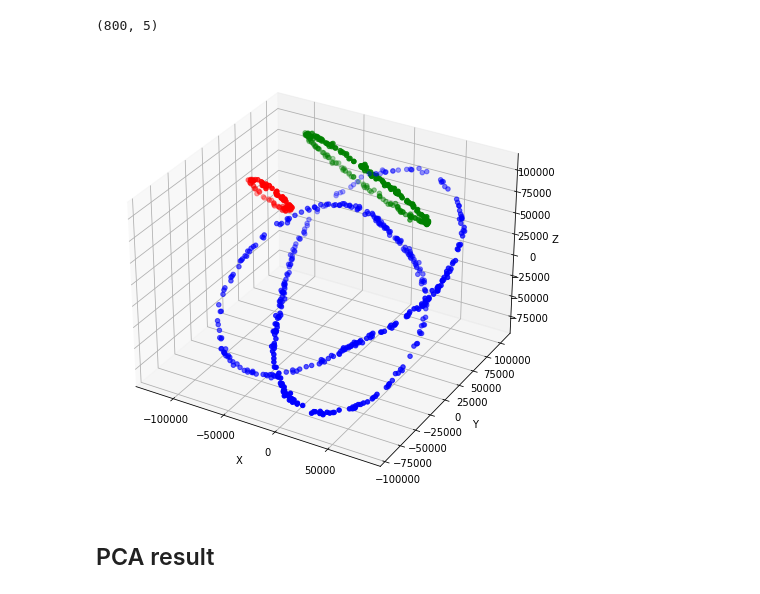
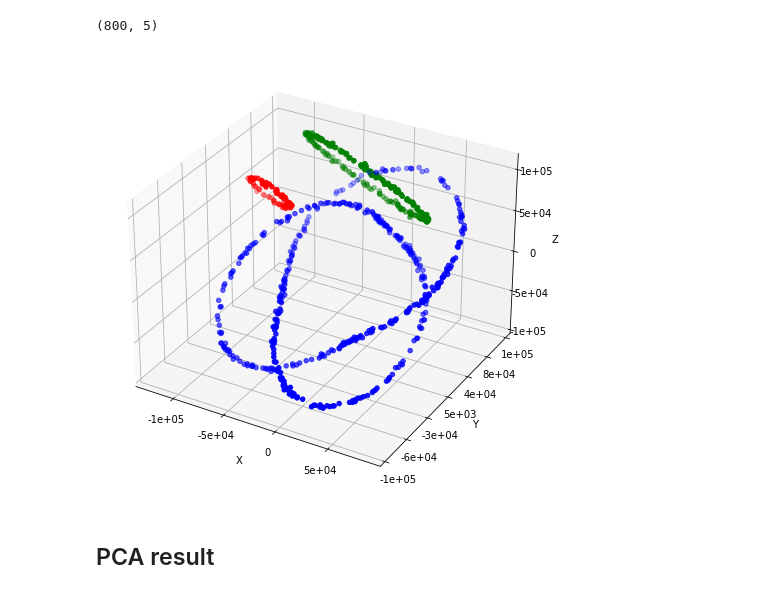
Before and after one commit to LorenzoBuriola/LoCP_moduleB, a Jupyter notebook: Week4/FPGheArt_exercise4.ipynb, the cells around one changed output. Cells and saved outputs as stored; diff of their text form; code cells hidden in the pictures.

```diff
--- a/Week4/FPGheArt_exercise4.ipynb
+++ b/Week4/FPGheArt_exercise4.ipynb
@@ -29,23 +30,37 @@ data.shape
 # %%
 # Fixing random state for reproducibility
 np.random.seed(12345)
 
 fig = plt.figure(figsize = (8,8))
 ax = fig.add_subplot(111, projection='3d')
 
 
 ax.scatter(data.iloc[:80,0], data.iloc[:80,1], data.iloc[:80,2], marker='o', color = 'red')
 ax.scatter(data.iloc[80:320,0], data.iloc[80:320,1], data.iloc[80:320,2], marker='o', color = 'green')
 ax.scatter(data.iloc[320:,0], data.iloc[320:,1], data.iloc[320:,2], marker='o', color = 'blue')
 
 
 ax.set_xlabel('X')
 ax.set_ylabel('Y')
 ax.set_zlabel('Z')
 
+ax.set_xticks(np.arange(-100000,100000,50000))
+ax.set_yticks(np.arange(-100000,120000,35000))
+ax.set_zticks(np.arange(-100000,120000,50000))
+
+ax.zaxis._axinfo['label']['space_factor'] = 5
+ax.yaxis._axinfo['label']['space_factor'] = 5.8
+
+ax.get_xaxis().set_major_formatter(
+    mpl.ticker.FuncFormatter(lambda x, p:  '%2.e' % x if x!= 0 else x))
+ax.get_yaxis().set_major_formatter(
+    mpl.ticker.FuncFormatter(lambda x, p:  '%2.e' % x if x!= 0 else x))
+ax.get_zaxis().set_major_formatter(
+    mpl.ticker.FuncFormatter(lambda x, p:  '%2.e' % x if x!= 0 else x))
+plt.savefig("FirstThreeFeatures.pdf")
 plt.show()
 # %% [output]
-[figure, old version]
+[figure, new version]
 # %% [markdown]
 ## PCA result
 # %%
```
Also changed, not shown: parts of 7 cells of this notebook.
